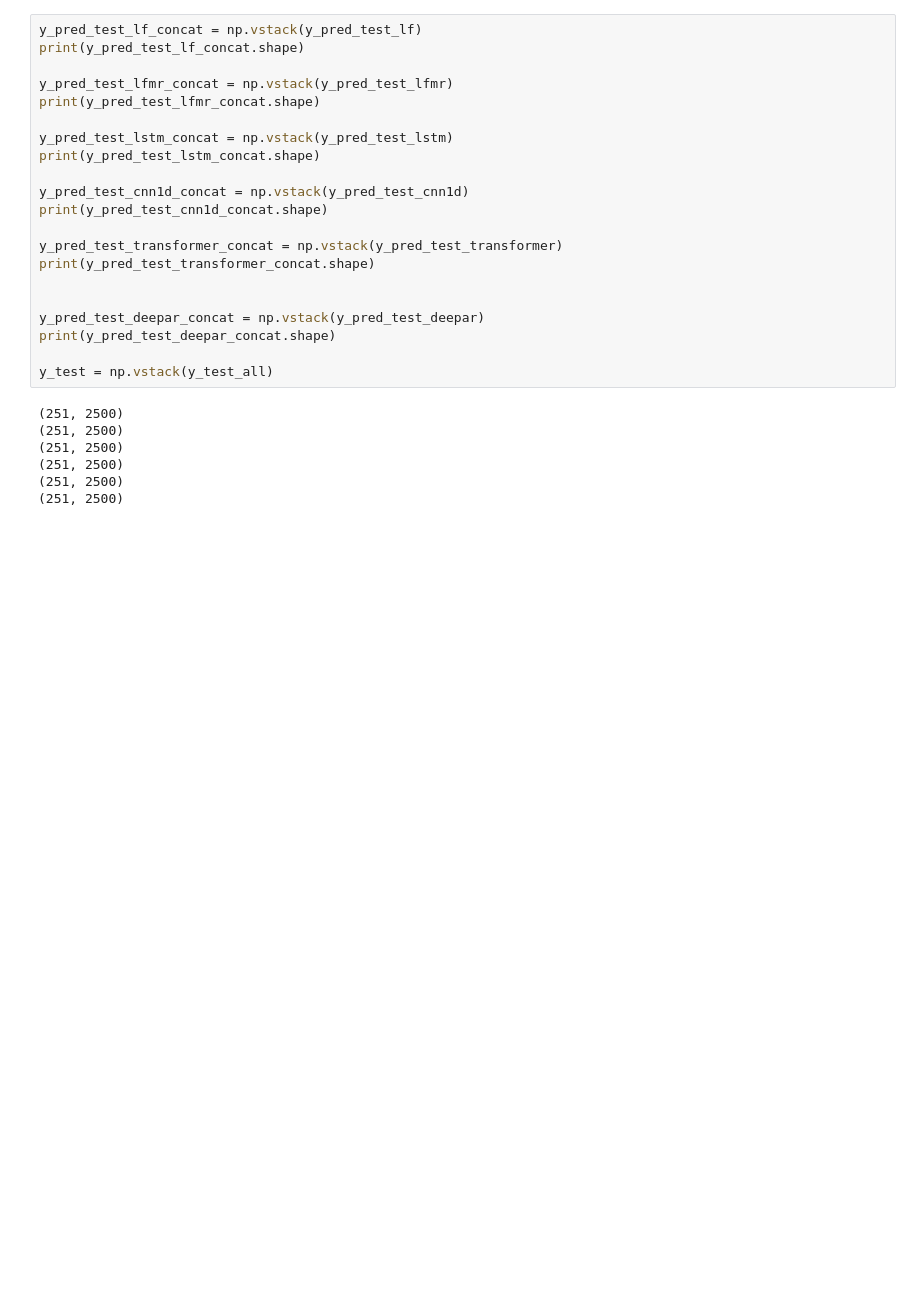
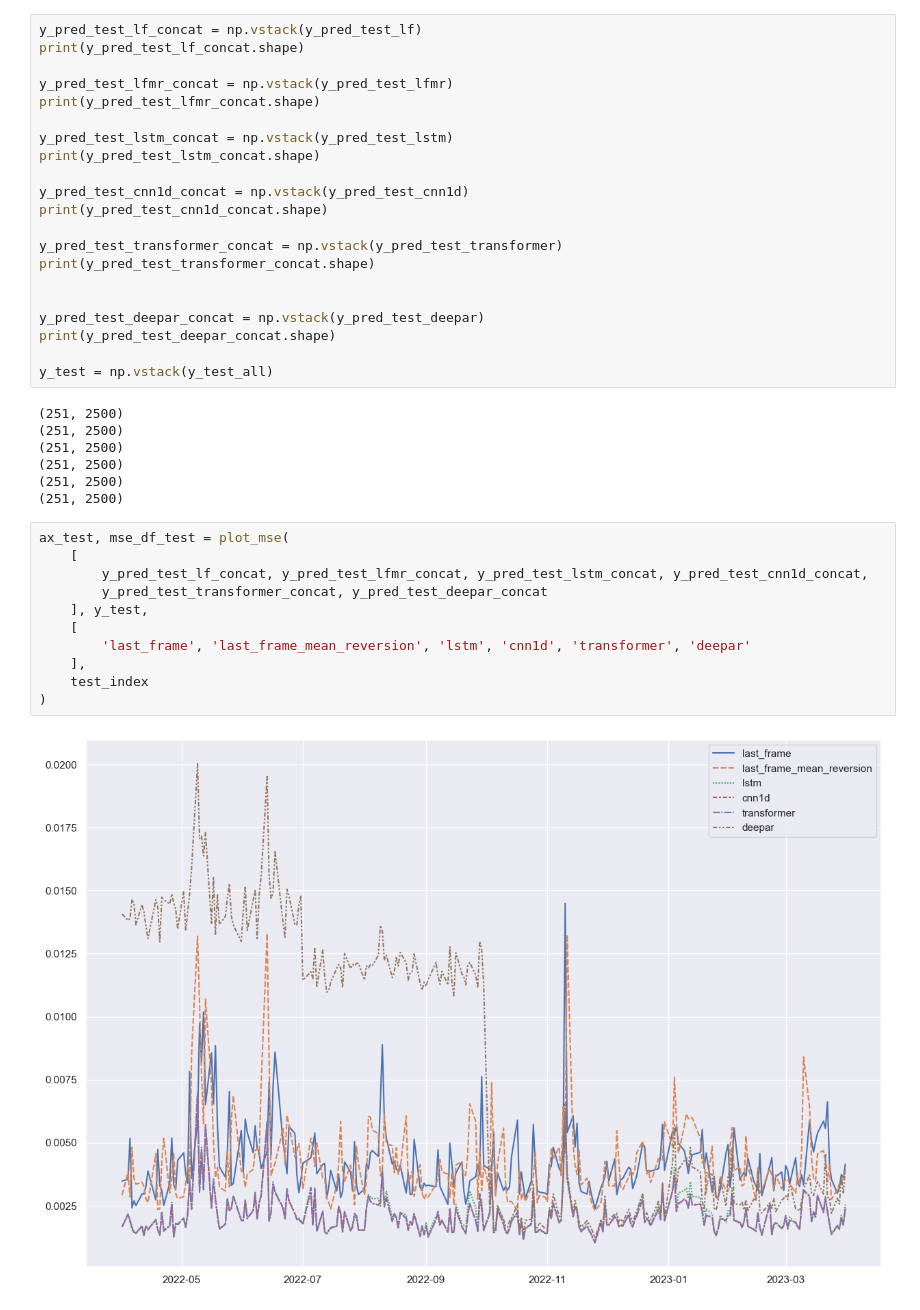
Before and after one commit to JimmyGoo/6000proj2, a Jupyter notebook: model_compare_roll.ipynb, the cells around one changed output. Saved outputs shown, nothing was run; the diff lists cells and outputs as text; blank space fills up the shorter version.

```diff
--- a/model_compare_roll.ipynb
+++ b/model_compare_roll.ipynb
@@ -160,6 +165,19 @@ y_test = np.vstack(y_test_all)
 (251, 2500)
 (251, 2500)
 (251, 2500)
+# %%
+ax_test, mse_df_test = plot_mse(
+    [
+        y_pred_test_lf_concat, y_pred_test_lfmr_concat, y_pred_test_lstm_concat, y_pred_test_cnn1d_concat,
+        y_pred_test_transformer_concat, y_pred_test_deepar_concat
+    ], y_test,
+    [
+        'last_frame', 'last_frame_mean_reversion', 'lstm', 'cnn1d', 'transformer', 'deepar'
+    ],
+    test_index
+)
+# %% [output]
+[figure, added]
 # %%
 generate_report(
     [
```
Also changed, not shown: parts of 6 cells of this notebook, 3 other files.
